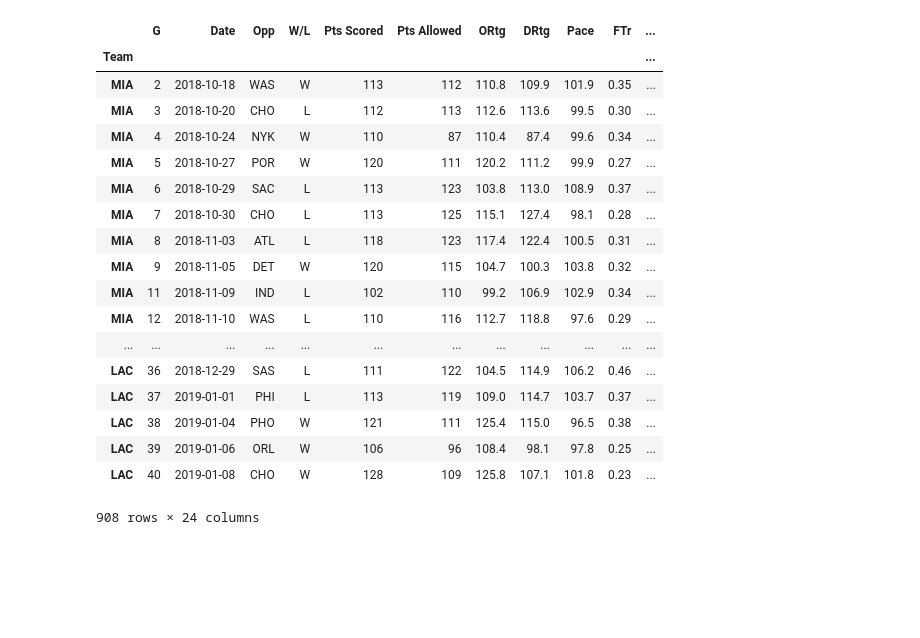
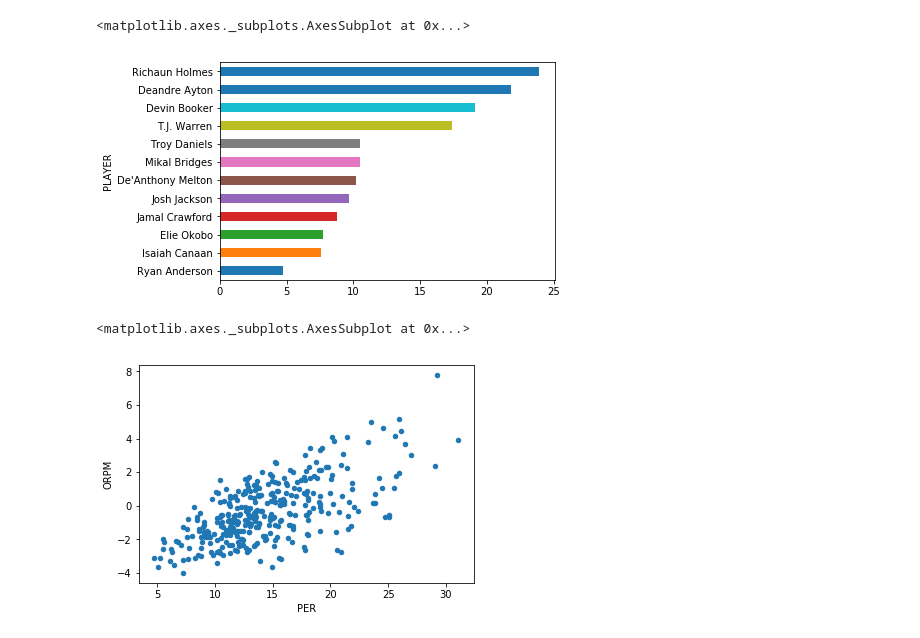
Before and after one commit to jzhang621/pandas_nba_tutorial_notebook, a Jupyter notebook: tutorial/3. Selecting Data.ipynb, the cells around one changed output. Cells and saved outputs as stored; diff of their text form; code cells hidden in the pictures; blank space fills up the shorter version.

```diff
--- a/tutorial/3. Selecting Data.ipynb
+++ b/tutorial/3. Selecting Data.ipynb
@@ -3,2 +19,3 @@ import pandas as pd
 # %%
-df = pd.read_csv('../data/advanced_game_logs.csv', index_col=0)
+df = pd.read_csv('../data/advanced_metrics.csv', index_col=0)
+df
@@ -19,22 +181,10 @@ df = pd.read_csv('../data/advanced_game_logs.csv', index_col=0)
-# %%
-df[df['W/L'] > 101]
-# %% [output]
-|  | G | Date | Opp | W/L | Pts Scored | Pts Allowed | ORtg | DRtg | Pace | FTr | ... |
-| Team |  |  |  |  |  |  |  |  |  |  | ... |
-| MIA | 2 | 2018-10-18 | WAS | W | 113 | 112 | 110.8 | 109.9 | 101.9 | 0.35 | ... |
-| MIA | 3 | 2018-10-20 | CHO | L | 112 | 113 | 112.6 | 113.6 | 99.5 | 0.30 | ... |
-| MIA | 4 | 2018-10-24 | NYK | W | 110 | 87 | 110.4 | 87.4 | 99.6 | 0.34 | ... |
-| MIA | 5 | 2018-10-27 | POR | W | 120 | 111 | 120.2 | 111.2 | 99.9 | 0.27 | ... |
-| MIA | 6 | 2018-10-29 | SAC | L | 113 | 123 | 103.8 | 113.0 | 108.9 | 0.37 | ... |
-| MIA | 7 | 2018-10-30 | CHO | L | 113 | 125 | 115.1 | 127.4 | 98.1 | 0.28 | ... |
-| MIA | 8 | 2018-11-03 | ATL | L | 118 | 123 | 117.4 | 122.4 | 100.5 | 0.31 | ... |
-| MIA | 9 | 2018-11-05 | DET | W | 120 | 115 | 104.7 | 100.3 | 103.8 | 0.32 | ... |
-| MIA | 11 | 2018-11-09 | IND | L | 102 | 110 | 99.2 | 106.9 | 102.9 | 0.34 | ... |
-| MIA | 12 | 2018-11-10 | WAS | L | 110 | 116 | 112.7 | 118.8 | 97.6 | 0.29 | ... |
-| ... | ... | ... | ... | ... | ... | ... | ... | ... | ... | ... | ... |
-| LAC | 36 | 2018-12-29 | SAS | L | 111 | 122 | 104.5 | 114.9 | 106.2 | 0.46 | ... |
-| LAC | 37 | 2019-01-01 | PHI | L | 113 | 119 | 109.0 | 114.7 | 103.7 | 0.37 | ... |
-| LAC | 38 | 2019-01-04 | PHO | W | 121 | 111 | 125.4 | 115.0 | 96.5 | 0.38 | ... |
-| LAC | 39 | 2019-01-06 | ORL | W | 106 | 96 | 108.4 | 98.1 | 97.8 | 0.25 | ... |
-| LAC | 40 | 2019-01-08 | CHO | W | 128 | 109 | 125.8 | 107.1 | 101.8 | 0.23 | ... |
-908 rows × 24 columns
+# %%
+df[df.TEAM == 'PHX'].PER.sort_values(ascending=True).plot(kind='barh', figsize=(6, 4))
+# %% [output]
+<matplotlib.axes._subplots.AxesSubplot at 0x...>
+[figure, added]
+# %%
+df.plot(kind='scatter', x='PER', y='ORPM')
+# %% [output]
+<matplotlib.axes._subplots.AxesSubplot at 0x...>
+[figure, added]
```
Also changed, not shown: parts of 33 cells of this notebook, 6 other files.
